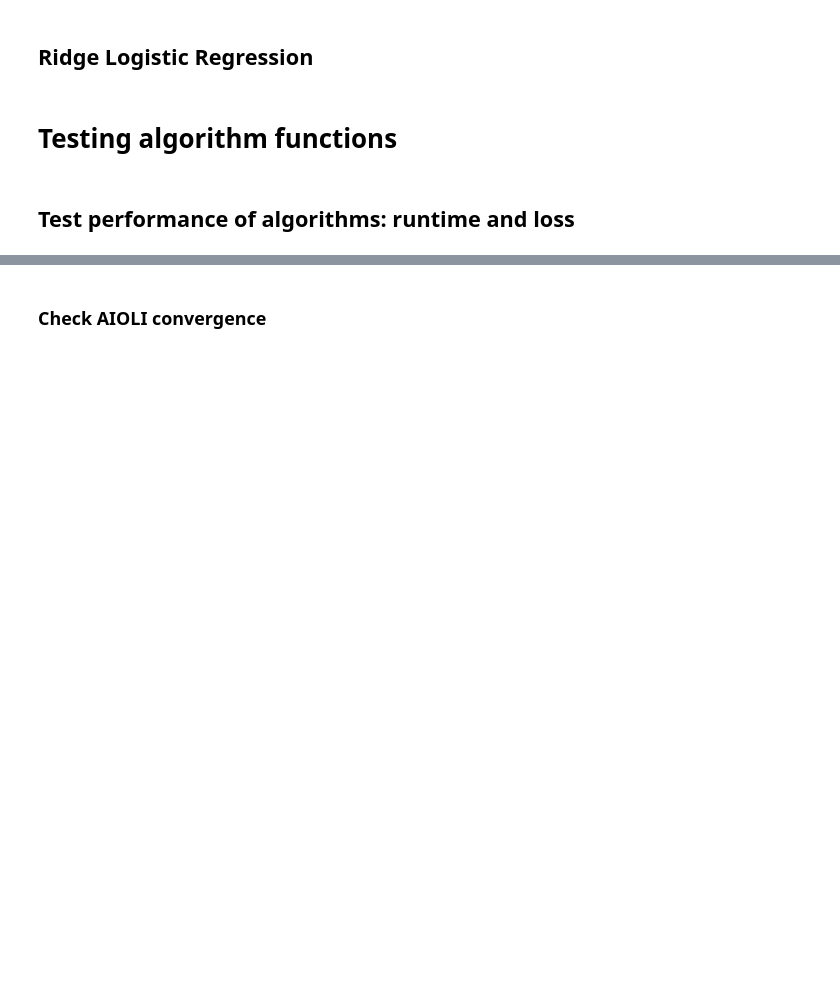
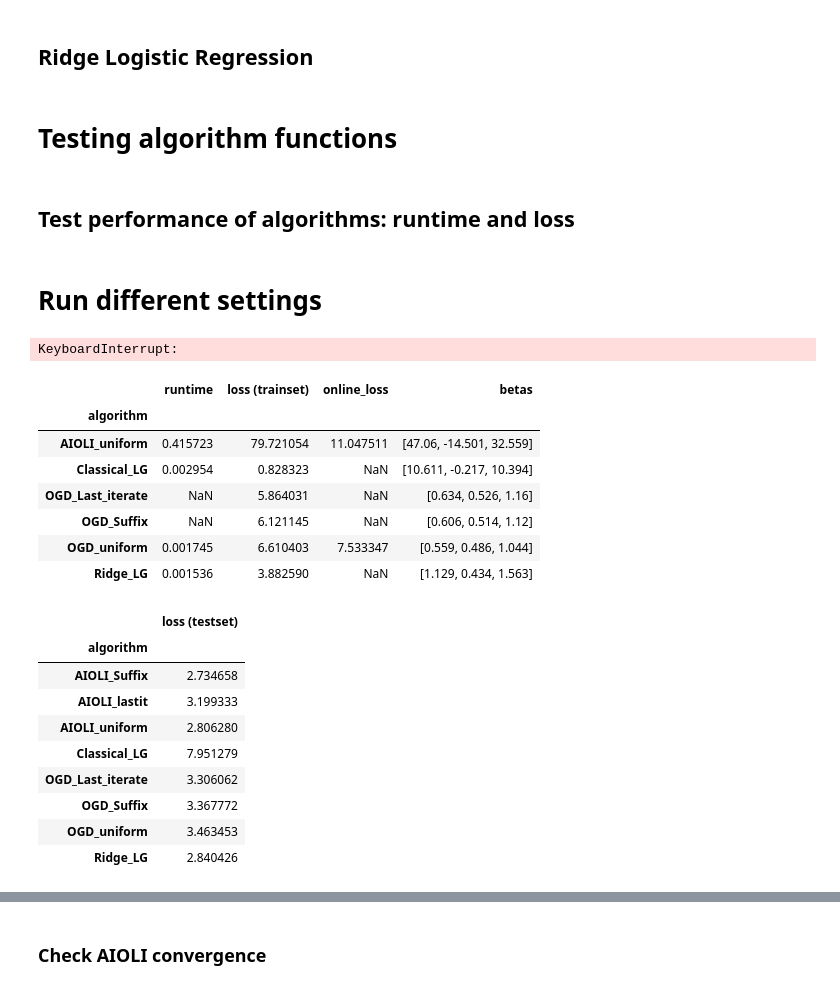
Before and after one commit to mcanela1/Thesis_Online-to-batch_Logistic-Regression, a Jupyter notebook: Algorithms.ipynb, the cells around one changed output, grey strips where cells are left out. Drawn from its saved outputs; the diff is of its cells as text; code cells hidden in the pictures; blank space fills up the shorter version.

```diff
--- a/Algorithms.ipynb
+++ b/Algorithms.ipynb
@@ -344,3 +387,12 @@ class AIOLI:
         }
 # %% [markdown]
 ## Testing AIOLI
+# %%
+x = generate_x(100,3)
+betas= [3,0.1,5]
+y = generate_y(100,x,betas = betas)
+
+x_train = x[:80]
+y_train = y[:80]
+x_test = x[80:]
+y_test = y[80:]
@@ -413,4 +573,17 @@ def ridge_logistic_regression(data_x,data_y): #Using scikit learn
 # Testing algorithm functions
 # %% [markdown]
 ## Test performance of algorithms: runtime and loss
+# %%
+@dataclass
+class SimulationConfig:
+    # Default is well specified
+    runs: int = 5
+    n: int = 200
+    d: int = 3
+    betas: list = field(default_factory=lambda: [3, 0.1, 5]) # This is to create a new list every time.
+    x_means: list = field(default_factory=lambda: [2,-1,4])
+    B: int = 40
+    X: int = 10
+    test_ratio: float = 0.3
+    minimize_method: str = "l-bfgs-b"
 # %%
@@ -584,3 +702,43 @@ test_results = pd.DataFrame(test_set_results)
+# %%
+def print_results(results):
+    summary_train = results["final_results"].groupby("algorithm")[["runtime", "loss (trainset)", "online_loss", "betas"]].mean()
+    summary_train["betas"] = summary_train["betas"].apply(lambda array: np.round(array, 3))
+    summary_test = results["test_results"].groupby("algorithm")[["loss (testset)"]].mean()
+    display(summary_train)
+    display(summary_test)
+# %% [markdown]
+# Run different settings
+# %%
+well_specified = SimulationConfig(
+    betas=[3,0.1,5],
+    x_means=[2,-1,4],
+    x_cov=[[1,0,0],[0,1,0],[0,0,1]]
+)
+
+well_specified_result = run_simulation(well_specified)
+# %% [output]
+KeyboardInterrupt:
+# %%
+print_results(well_specified)
+# %% [output]
+|  | runtime | loss (trainset) | online_loss | betas |
+| algorithm |  |  |  |  |
+| AIOLI_uniform | 0.415723 | 79.721054 | 11.047511 | [47.06, -14.501, 32.559] |
+| Classical_LG | 0.002954 | 0.828323 | NaN | [10.611, -0.217, 10.394] |
+| OGD_Last_iterate | NaN | 5.864031 | NaN | [0.634, 0.526, 1.16] |
+| OGD_Suffix | NaN | 6.121145 | NaN | [0.606, 0.514, 1.12] |
+| OGD_uniform | 0.001745 | 6.610403 | 7.533347 | [0.559, 0.486, 1.044] |
+| Ridge_LG | 0.001536 | 3.882590 | NaN | [1.129, 0.434, 1.563] |
+|  | loss (testset) |
+| algorithm |  |
+| AIOLI_Suffix | 2.734658 |
+| AIOLI_lastit | 3.199333 |
+| AIOLI_uniform | 2.806280 |
+| Classical_LG | 7.951279 |
+| OGD_Last_iterate | 3.306062 |
+| OGD_Suffix | 3.367772 |
+| OGD_uniform | 3.463453 |
+| Ridge_LG | 2.840426 |
 # %%
 #final_results[final_results["algorithm"] == "AIOLI_uniform"]
 # %%
```
Also changed, not shown: parts of 29 cells of this notebook.
